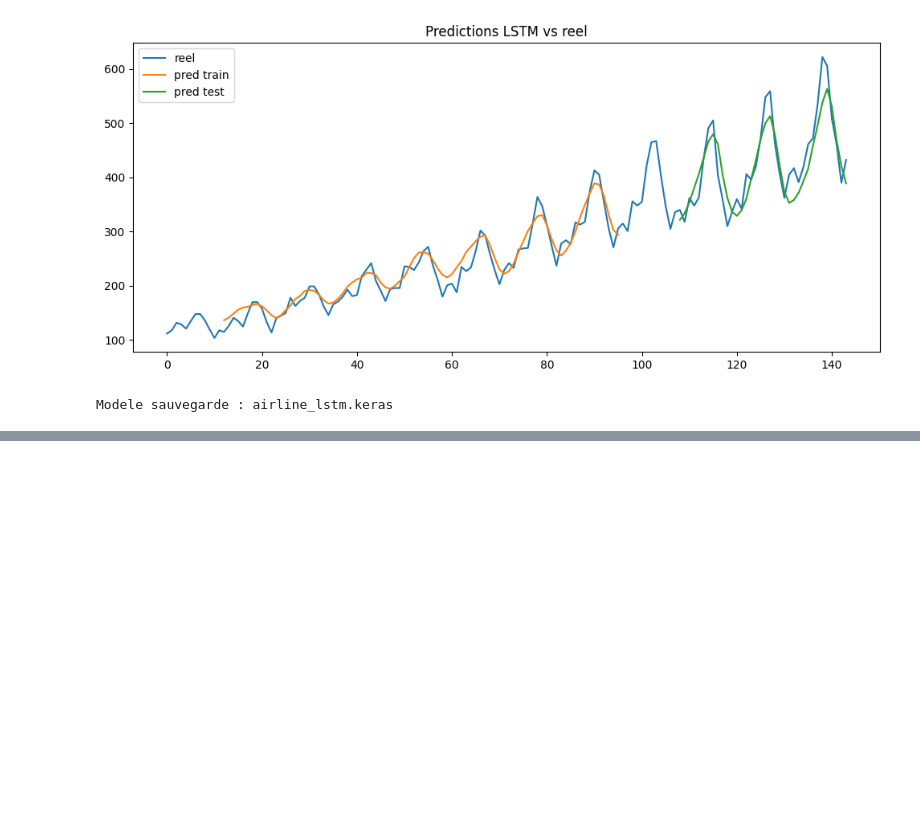
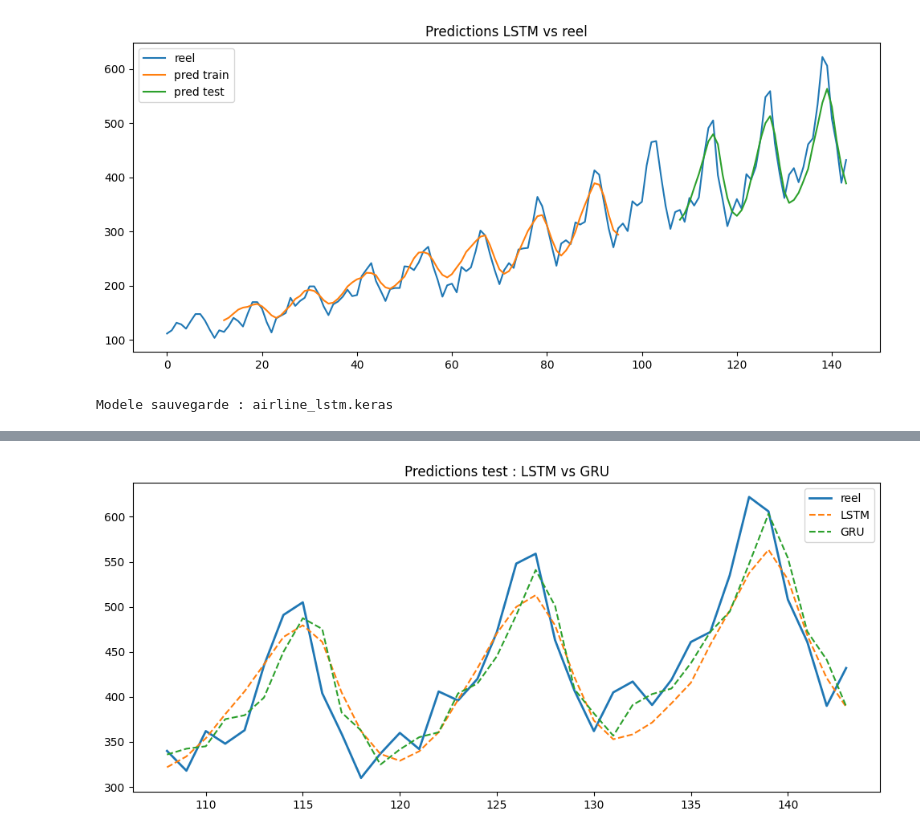
Before and after one commit to TheoKraichette/deeplearning-j4-rnn-lstm-gru-KRAICHETTE-Theo, a Jupyter notebook: airline_passengers.ipynb, the cells around one changed output, grey strips where cells are left out. Cells and saved outputs as stored; diff of their text form; code cells hidden in the pictures; blank space fills up the shorter version.

```diff
--- a/airline_passengers.ipynb
+++ b/airline_passengers.ipynb
@@ -141,0 +204,11 @@ Modele sauvegarde : airline_lstm.keras
+# %%
+idx = range(train_size + WINDOW_SIZE, train_size + WINDOW_SIZE + len(y_test_inv))
+plt.figure(figsize=(12, 5))
+plt.plot(idx, y_test_inv, label='reel', linewidth=2)
+plt.plot(idx, lstm_pred, '--', label='LSTM')
+plt.plot(idx, gru_pred, '--', label='GRU')
+plt.legend()
+plt.title('Predictions test : LSTM vs GRU')
+plt.show()
+# %% [output]
+[figure, added]
```
Also changed, not shown: parts of 6 cells of this notebook, 2 other files.
